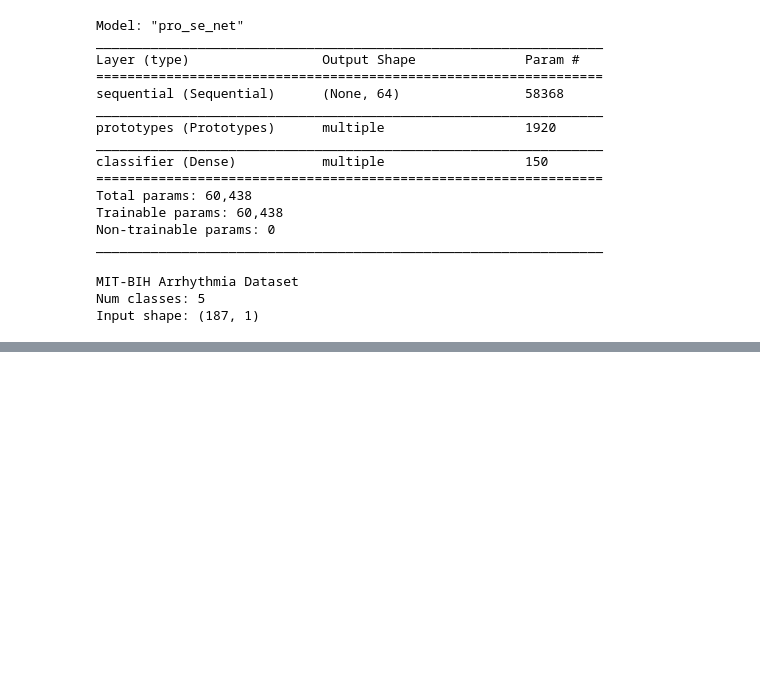
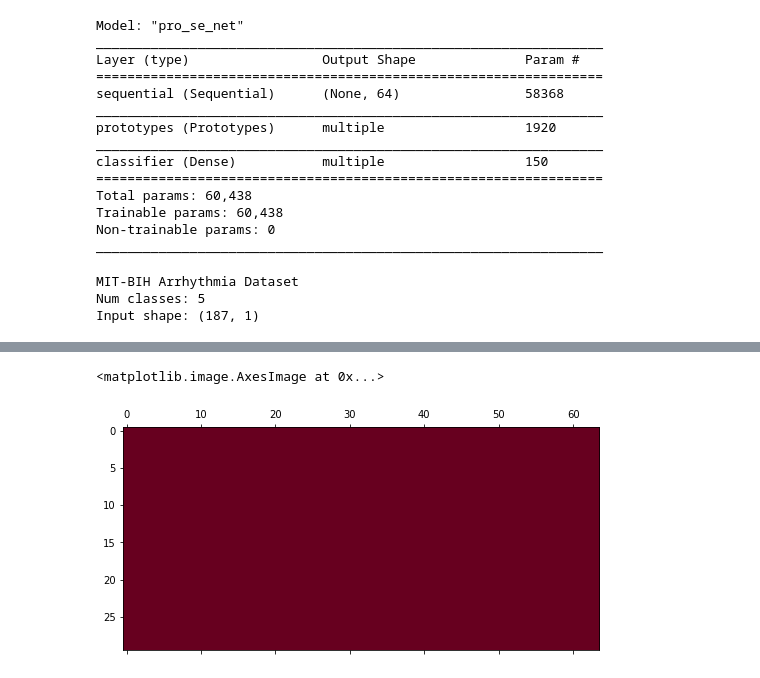
Before and after one commit to rgmyr/tf-ProSeNet, a Jupyter notebook: notebooks/test_arrythmia.ipynb, the cells around one changed output, grey strips where cells are left out. Cells and saved outputs as stored; diff of their text form; code cells hidden in the pictures; blank space fills up the shorter version.

```diff
--- a/notebooks/test_arrythmia.ipynb
+++ b/notebooks/test_arrythmia.ipynb
@@ -6,19 +9,26 @@ from prosenet import ProSeNet, datasets
 # %%
 # Set any non-default args
 new_rnn_args = {
-    'layers' : [32, 32, 32]
+    'layers' : [32, 32, 32],
+    'layer_args' : {
+        'dropout' : 0.1,
+        'activity_regularizer' : regularizers.l2(0.5)
+    }
 }
 
 new_proto_args = {
     'dmin' : 2.0,
-    'Ld' : 0.01,
-    'Lc' : 0.0,
-    'Le' : 1.0
+    'Ld' : 1.0, #0.1,
+    'Lc' : 0.01,
+    'Le' : 0.1 #1.0
 }
 
-pnet = ProSeNet(input_shape=(187, 1), nclasses=5, k=30,
-            rnn_args=new_rnn_args,
-            prototypes_args=new_proto_args)
+pnet = ProSeNet(input_shape=(187, 1),
+                nclasses=5,
+                k=30,
+                rnn_args=new_rnn_args,
+                prototypes_args=new_proto_args,
+                L1=0.0)
 
 pnet.build( (None, 187, 1) )
 
@@ -49,10 +59,19 @@ Input shape: (187, 1)
 train_gen = datasets.DataGenerator(data.X_train, data.y_train, batch_size=128)
 
 test_gen = datasets.DataGenerator(data.X_test, data.y_test, batch_size=128)
+
+class_weights = 1 - (np.bincount(np.argmax(data.y_train, 1)) / data.y_train.shape[0])
+
+# Setting class 0 to 0.001, need to just get it to stop overfitting that class
+class_weights[0] = 0.0
 # %%
-sgd = optimizers.SGD(learning_rate=0.001)
+sgd = optimizers.SGD(learning_rate=0.1, clipnorm=5.0)
 
 pnet.compile(optimizer=sgd, loss='categorical_crossentropy', metrics=['accuracy'])
 
-pnet.fit_generator(train_gen, validation_data=test_gen, epochs=12, shuffle=False)
+pnet.fit_generator(train_gen,
+                   validation_data=test_gen,
+                   epochs=2,
+                   class_weight=class_weights,
+                   shuffle=False)
 # %% [output]
@@ -78,0 +138,3 @@ array([1., 0., 0., 0., 0.], dtype=float32)
+# %%
+protos = np.squeeze(pnet.prototypes_layer.weights[0].numpy())
+protos.min()
@@ -78,0 +149,5 @@ array([1., 0., 0., 0., 0.], dtype=float32)
+# %%
+plt.matshow(protos, cmap=plt.cm.RdBu)
+# %% [output]
+<matplotlib.image.AxesImage at 0x...>
+[figure, added]
```
Also changed, not shown: parts of 15 cells of this notebook, 5 other files.
